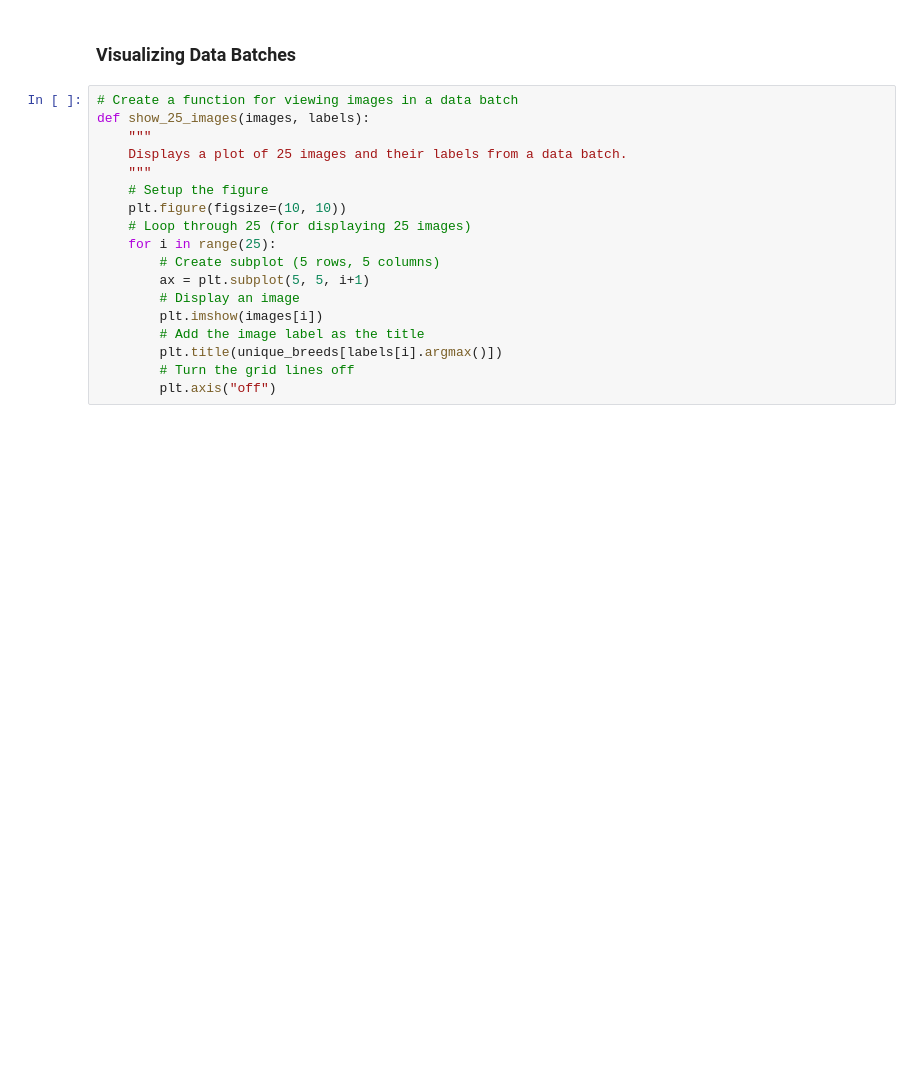
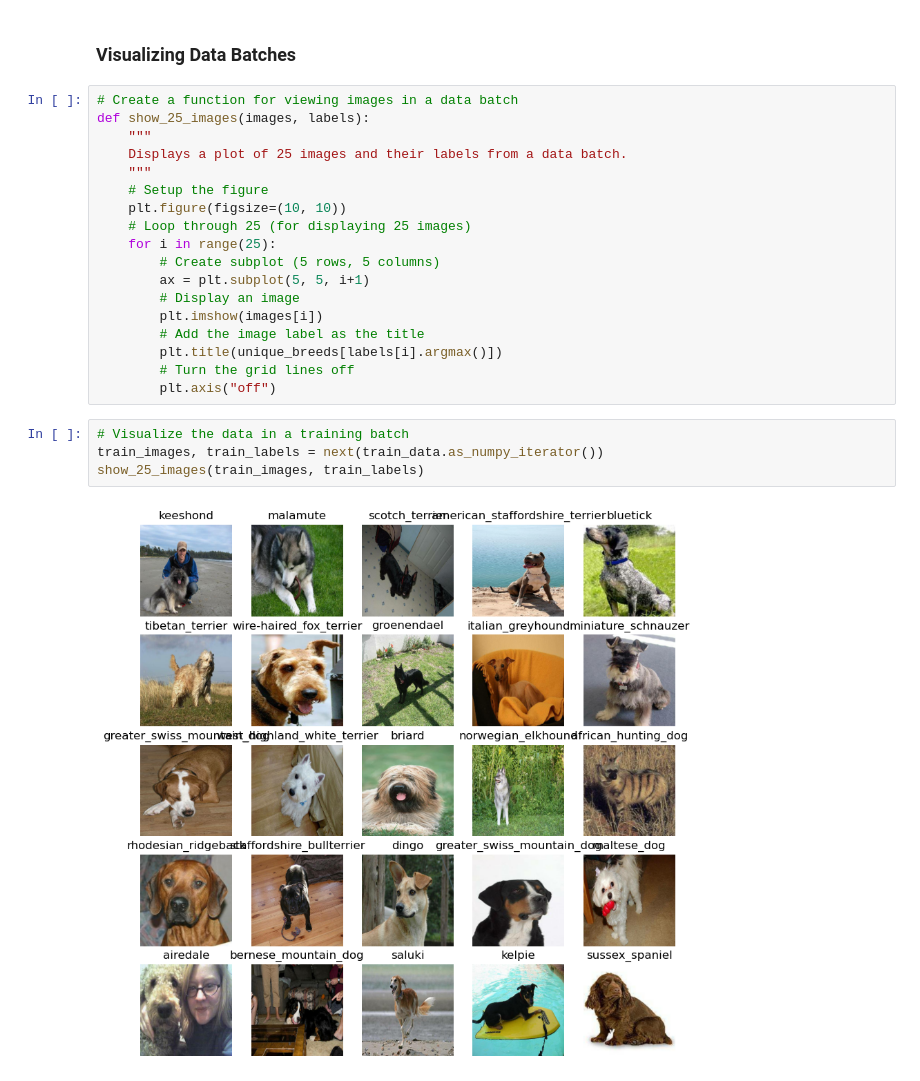
Before and after one commit to walread/dog-breed-identification, a Jupyter notebook: dog-breed-identification.ipynb, the cells around one changed output. Saved outputs shown, nothing was run; the diff lists cells and outputs as text; blank space fills up the shorter version.

```diff
--- a/dog-breed-identification.ipynb
+++ b/dog-breed-identification.ipynb
@@ -365,3 +365,9 @@ def show_25_images(images, labels):
         plt.title(unique_breeds[labels[i].argmax()])
         # Turn the grid lines off
         plt.axis("off")
+# %%
+# Visualize the data in a training batch
+train_images, train_labels = next(train_data.as_numpy_iterator())
+show_25_images(train_images, train_labels)
+# %% [output]
+[figure, added]
```
Also changed, not shown: parts of 3 cells of this notebook.
